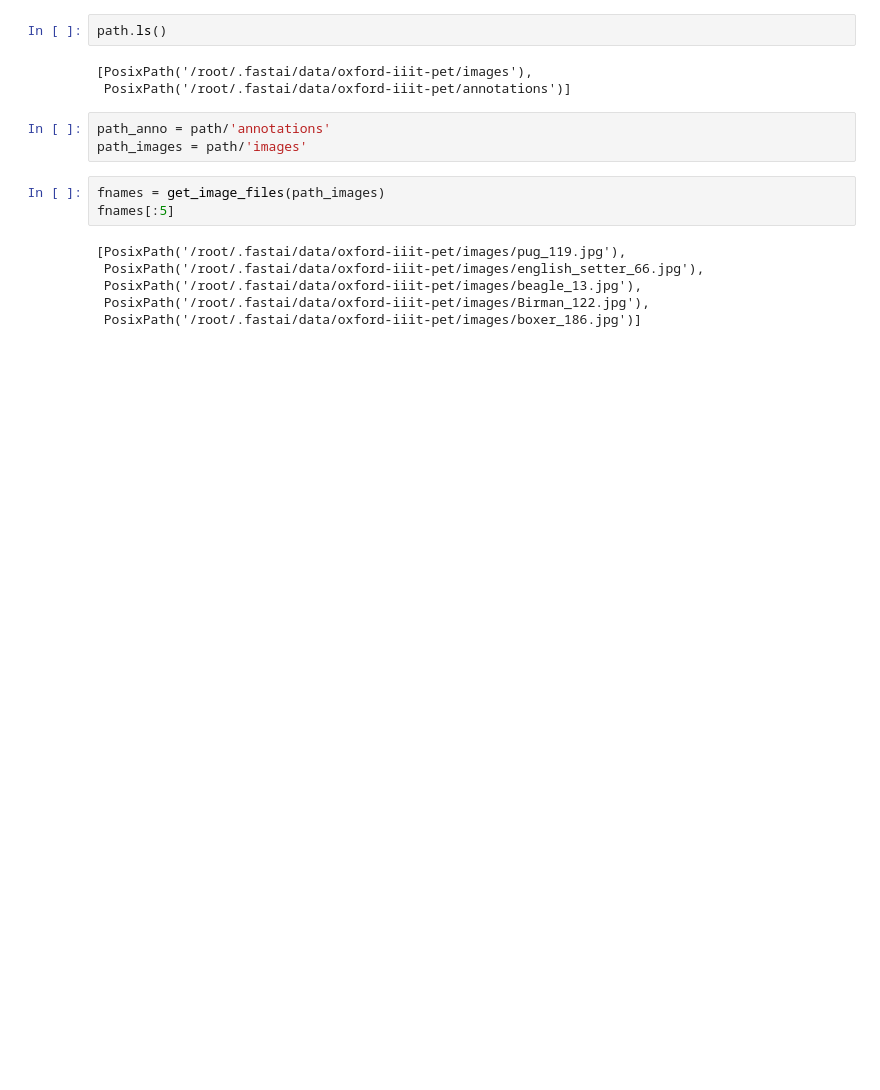
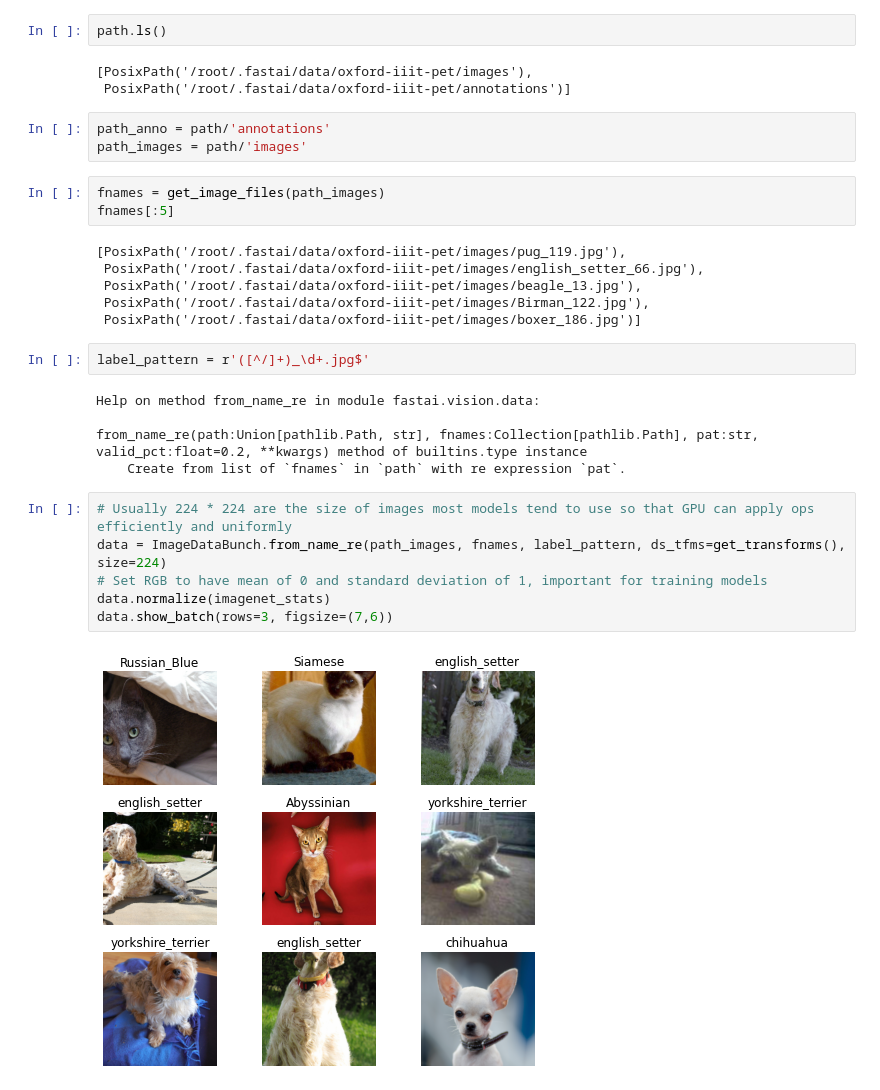
Before and after one commit to ashwinimanoj/fastai, a Jupyter notebook: FastAI_Image_Classification.ipynb, the cells around one changed output. Saved outputs shown, nothing was run; the diff lists cells and outputs as text; blank space fills up the shorter version.

Commit message:
Extract label from file names and view data

```diff
--- a/FastAI_Image_Classification.ipynb
+++ b/FastAI_Image_Classification.ipynb
@@ -32,3 +35,18 @@ fnames[:5]
  PosixPath('/root/.fastai/data/oxford-iiit-pet/images/beagle_13.jpg'),
  PosixPath('/root/.fastai/data/oxford-iiit-pet/images/Birman_122.jpg'),
  PosixPath('/root/.fastai/data/oxford-iiit-pet/images/boxer_186.jpg')]
+# %%
+label_pattern = r'([^/]+)_\d+.jpg$'
+# %% [output]
+Help on method from_name_re in module fastai.vision.data:
+
+from_name_re(path:Union[pathlib.Path, str], fnames:Collection[pathlib.Path], pat:str, valid_pct:float=0.2, **kwargs) method of builtins.type instance
+    Create from list of `fnames` in `path` with re expression `pat`.
+# %%
+# Usually 224 * 224 are the size of images most models tend to use so that GPU can apply ops efficiently and uniformly
+data = ImageDataBunch.from_name_re(path_images, fnames, label_pattern, ds_tfms=get_transforms(), size=224)
+# Set RGB to have mean of 0 and standard deviation of 1, important for training models
+data.normalize(imagenet_stats)
+data.show_batch(rows=3, figsize=(7,6))
+# %% [output]
+[figure, added]
```
Also changed, not shown: parts of 2 cells of this notebook.
